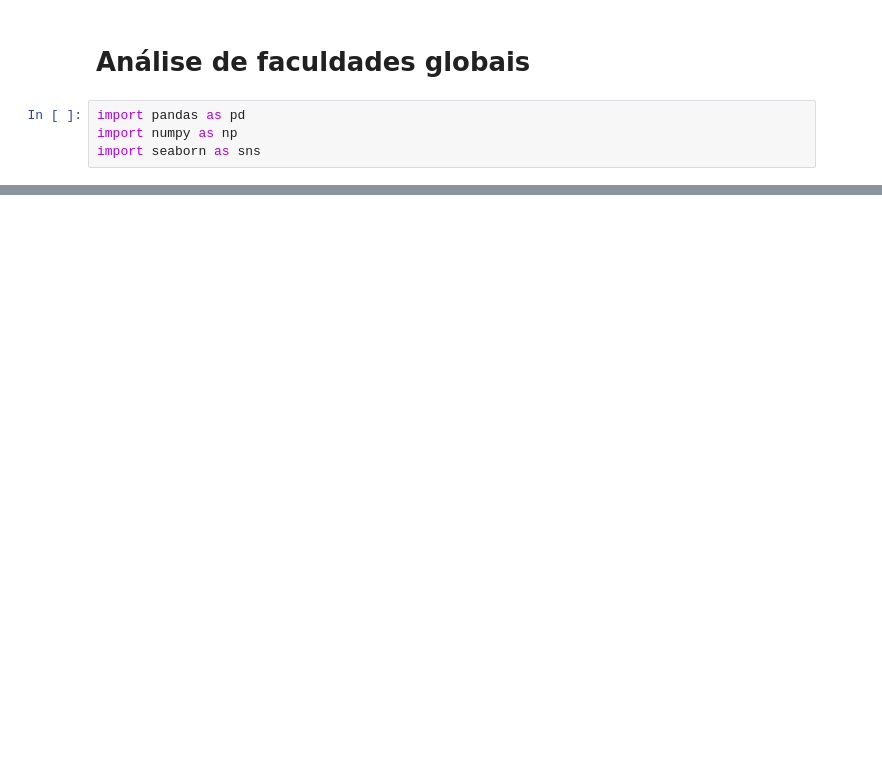
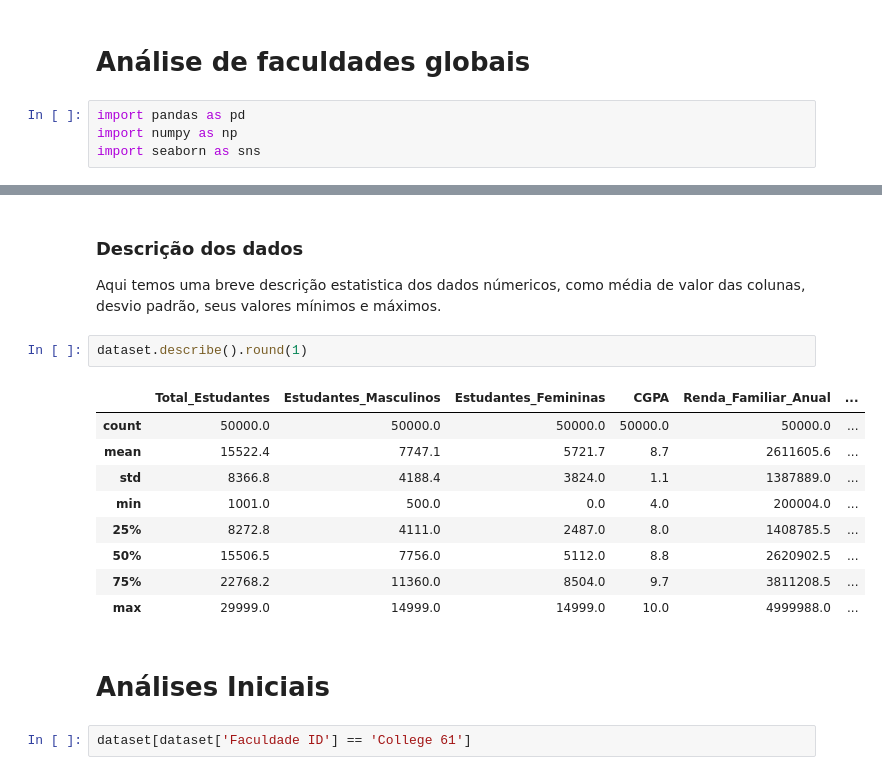
Before and after one commit to BruninSouza/Analise-Faculdades-Globais, a Jupyter notebook: analise.ipynb, the cells around one changed output, grey strips where cells are left out. Saved outputs shown, nothing was run; the diff lists cells and outputs as text; blank space fills up the shorter version.

```diff
--- a/analise.ipynb
+++ b/analise.ipynb
@@ -46,0 +69,19 @@ Name: Faculdade ID, dtype: int64
+# %% [markdown]
+### Descrição dos dados
+Aqui temos uma breve descrição estatistica dos dados númericos, como média de valor das colunas, desvio padrão, seus valores mínimos e máximos.
+# %%
+dataset.describe().round(1)
+# %% [output]
+|  | Total_Estudantes | Estudantes_Masculinos | Estudantes_Femininas | CGPA | Renda_Familiar_Anual | ... |
+| count | 50000.0 | 50000.0 | 50000.0 | 50000.0 | 50000.0 | ... |
+| mean | 15522.4 | 7747.1 | 5721.7 | 8.7 | 2611605.6 | ... |
+| std | 8366.8 | 4188.4 | 3824.0 | 1.1 | 1387889.0 | ... |
+| min | 1001.0 | 500.0 | 0.0 | 4.0 | 200004.0 | ... |
+| 25% | 8272.8 | 4111.0 | 2487.0 | 8.0 | 1408785.5 | ... |
+| 50% | 15506.5 | 7756.0 | 5112.0 | 8.8 | 2620902.5 | ... |
+| 75% | 22768.2 | 11360.0 | 8504.0 | 9.7 | 3811208.5 | ... |
+| max | 29999.0 | 14999.0 | 14999.0 | 10.0 | 4999988.0 | ... |
+# %% [markdown]
+# Análises Iniciais
+# %%
+dataset[dataset['Faculdade ID'] == 'College 61']
```
Also changed, not shown: parts of 25 cells of this notebook.
